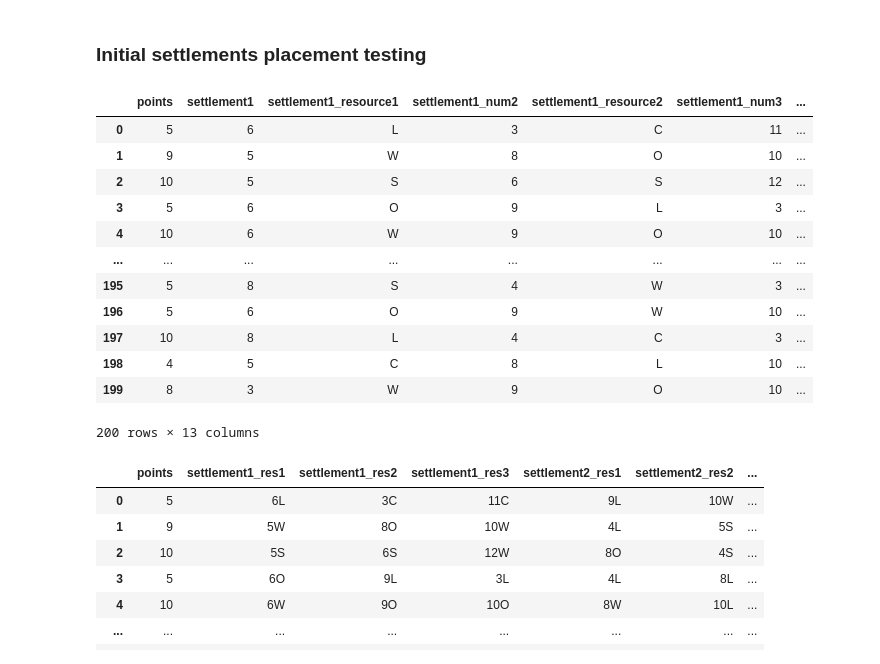
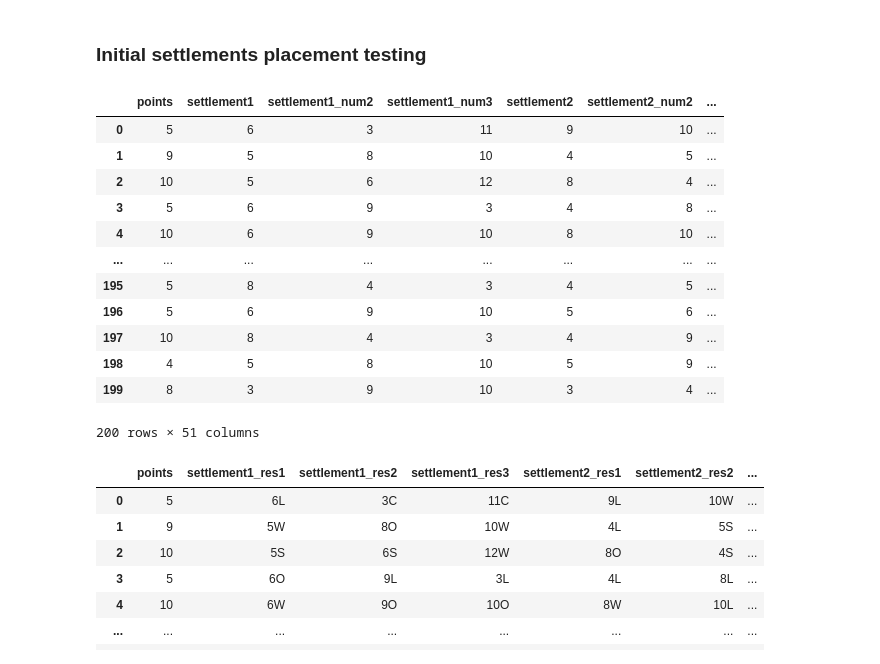
Before and after one commit to okwan91/catanstrategy, a Jupyter notebook: notebooks/Sandbox.ipynb, the cells around one changed output. Saved outputs shown, nothing was run; the diff lists cells and outputs as text; code cells hidden in the pictures.

```diff
--- a/notebooks/Sandbox.ipynb
+++ b/notebooks/Sandbox.ipynb
@@ -220,22 +220,22 @@ def rf(X, y):
     print(f'R2 Score: {r2_score(y_test, y_pred)}')
 # %%
 settlements = data.iloc[:,0:27].drop(['me','2','3','4','5','6','7','8','9','10','11','12','gameNum','player'], axis = 1)
-# settlements = pd.get_dummies(settlements, columns = ['settlement1_resource1','settlement1_resource2','settlement1_resource3','settlement2_resource1','settlement2_resource2','settlement2_resource3'])
+settlements = pd.get_dummies(settlements, columns = ['settlement1_resource1','settlement1_resource2','settlement1_resource3','settlement2_resource1','settlement2_resource2','settlement2_resource3'])
 settlements
 # %% [output]
-|  | points | settlement1 | settlement1_resource1 | settlement1_num2 | settlement1_resource2 | settlement1_num3 | ... |
-| 0 | 5 | 6 | L | 3 | C | 11 | ... |
-| 1 | 9 | 5 | W | 8 | O | 10 | ... |
-| 2 | 10 | 5 | S | 6 | S | 12 | ... |
-| 3 | 5 | 6 | O | 9 | L | 3 | ... |
-| 4 | 10 | 6 | W | 9 | O | 10 | ... |
+|  | points | settlement1 | settlement1_num2 | settlement1_num3 | settlement2 | settlement2_num2 | ... |
+| 0 | 5 | 6 | 3 | 11 | 9 | 10 | ... |
+| 1 | 9 | 5 | 8 | 10 | 4 | 5 | ... |
+| 2 | 10 | 5 | 6 | 12 | 8 | 4 | ... |
+| 3 | 5 | 6 | 9 | 3 | 4 | 8 | ... |
+| 4 | 10 | 6 | 9 | 10 | 8 | 10 | ... |
 | ... | ... | ... | ... | ... | ... | ... | ... |
-| 195 | 5 | 8 | S | 4 | W | 3 | ... |
-| 196 | 5 | 6 | O | 9 | W | 10 | ... |
-| 197 | 10 | 8 | L | 4 | C | 3 | ... |
-| 198 | 4 | 5 | C | 8 | L | 10 | ... |
-| 199 | 8 | 3 | W | 9 | O | 10 | ... |
+| 195 | 5 | 8 | 4 | 3 | 4 | 5 | ... |
+| 196 | 5 | 6 | 9 | 10 | 5 | 6 | ... |
+| 197 | 10 | 8 | 4 | 3 | 4 | 9 | ... |
+| 198 | 4 | 5 | 8 | 10 | 5 | 9 | ... |
+| 199 | 8 | 3 | 9 | 10 | 3 | 4 | ... |
-200 rows × 13 columns
+200 rows × 51 columns
 # %%
 def res_num(num_col, res_col):
     lst = []
```
Also changed, not shown: parts of 6 cells of this notebook, 3 other files.
